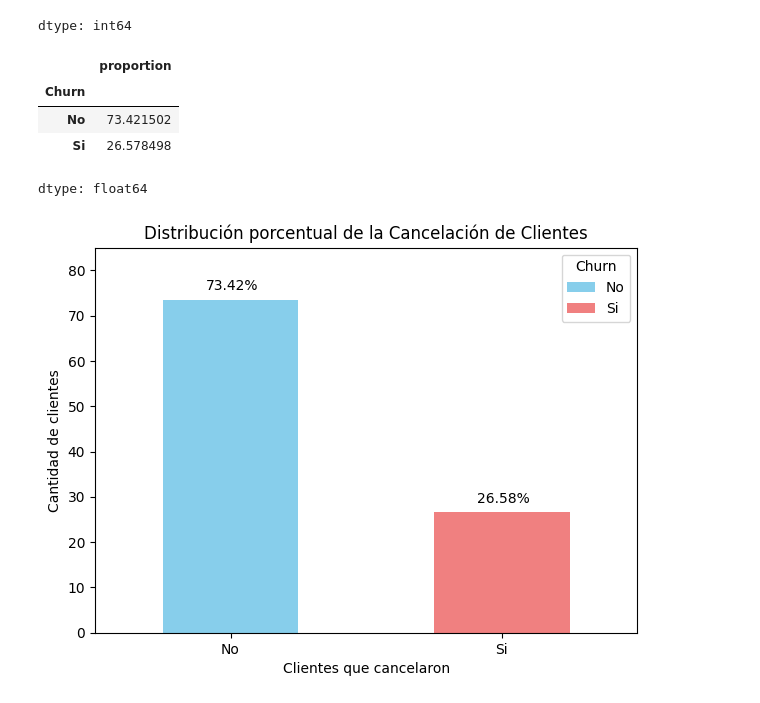
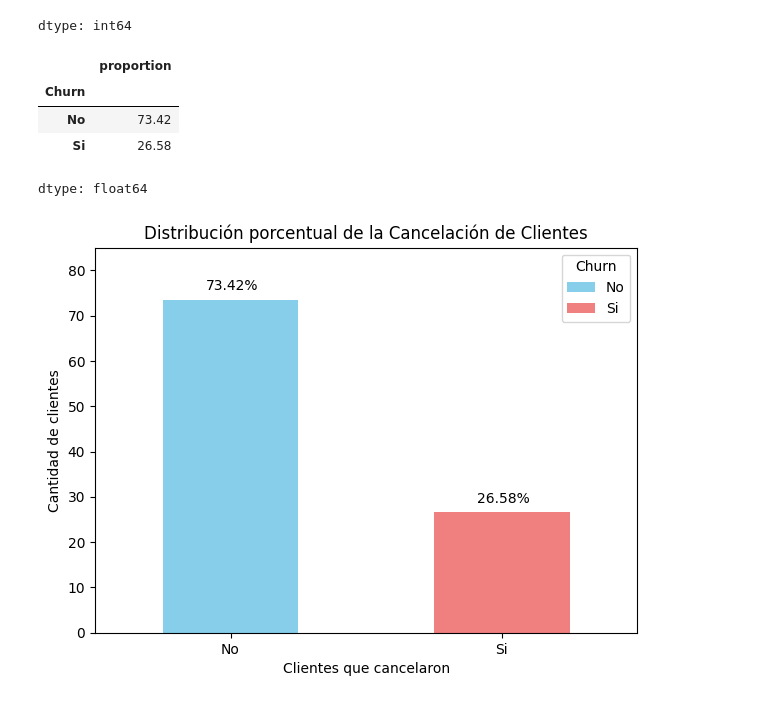
Before and after one commit to rociocelestial/Challenge2-Data-Science, a Jupyter notebook: TelecomX_LATAM.ipynb, the cells around one changed output. Cells and saved outputs as stored; diff of their text form; code cells hidden in the pictures.

```diff
--- a/TelecomX_LATAM.ipynb
+++ b/TelecomX_LATAM.ipynb
@@ -375,13 +375,13 @@ churn_counts
 | Si | 1869 |
 dtype: int64
 # %%
-churn_porcentaje = df['Churn'].value_counts(normalize=True)*100
+churn_porcentaje = (df['Churn'].value_counts(normalize=True)*100).round(2)
 churn_porcentaje
 # %% [output]
 |  | proportion |
 | Churn |  |
-| No | 73.421502 |
-| Si | 26.578498 |
+| No | 73.42 |
+| Si | 26.58 |
 dtype: float64
 # %%
 import matplotlib.pyplot as plt
```
Also changed, not shown: parts of 23 cells of this notebook.
